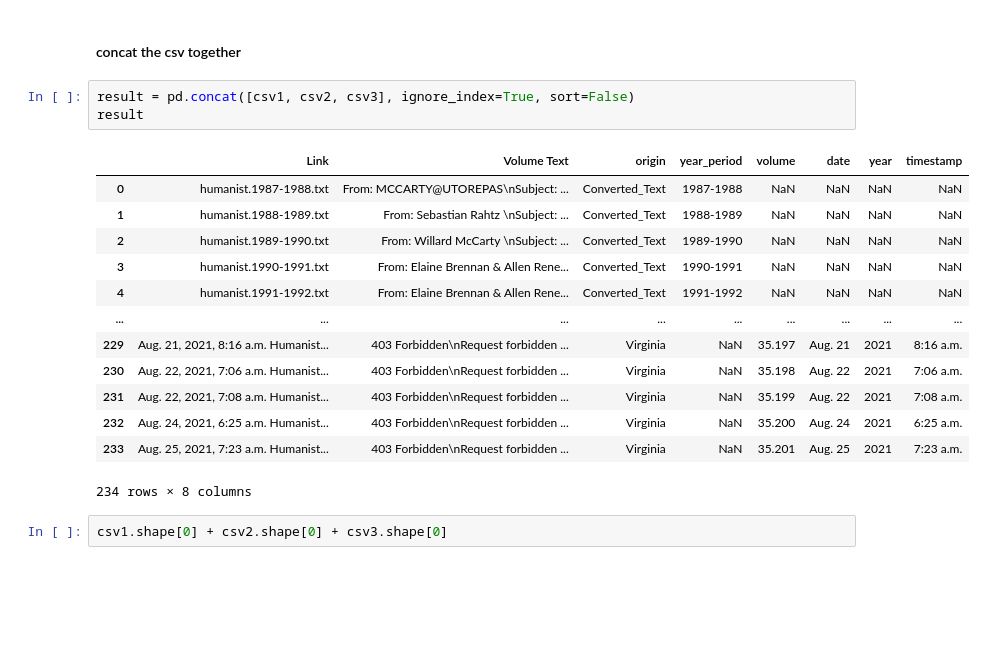
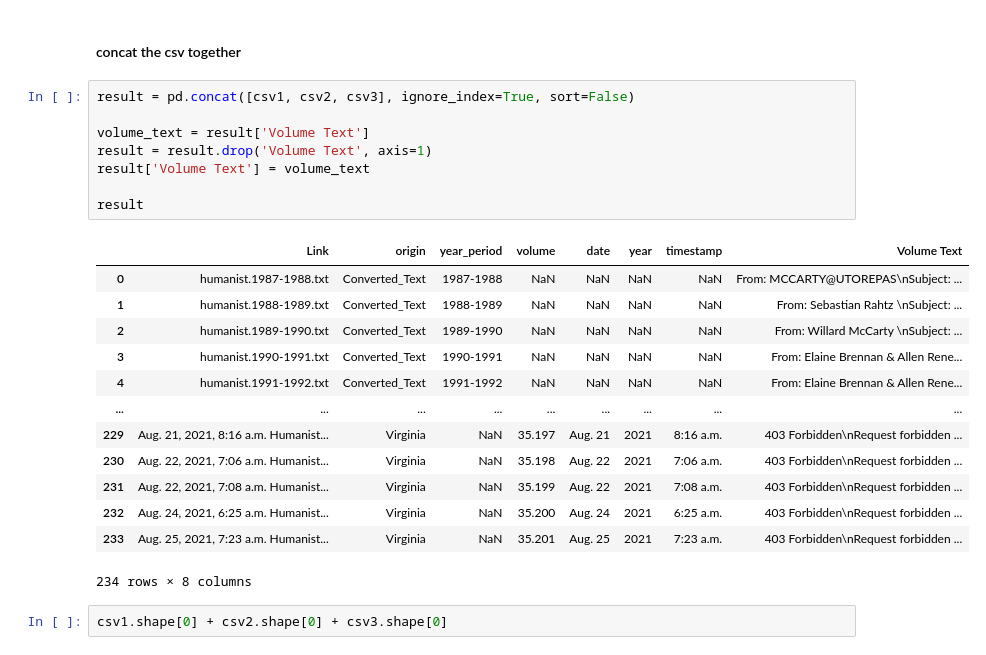
Before and after one commit to mengyuehuang/is310-coding-assignments, a Jupyter notebook: week8/humanities/CuratingHumanistData.ipynb, the cells around one changed output. Cells and saved outputs as stored; diff of their text form; blank space fills up the shorter version.

```diff
--- a/week8/humanities/CuratingHumanistData.ipynb
+++ b/week8/humanities/CuratingHumanistData.ipynb
@@ -317,20 +313,25 @@ csv3.head()
 #### concat the csv together
 # %%
 result = pd.concat([csv1, csv2, csv3], ignore_index=True, sort=False)
+
+volume_text = result['Volume Text']
+result = result.drop('Volume Text', axis=1)
+result['Volume Text'] = volume_text
+
 result
 # %% [output]
-|  | Link | Volume Text | origin | year_period | volume | date | year | timestamp |
-| 0 | humanist.1987-1988.txt | From: MCCARTY@UTOREPAS\nSubject: ... | Converted_Text | 1987-1988 | NaN | NaN | NaN | NaN |
-| 1 | humanist.1988-1989.txt | From: Sebastian Rahtz \nSubject: ... | Converted_Text | 1988-1989 | NaN | NaN | NaN | NaN |
-| 2 | humanist.1989-1990.txt | From: Willard McCarty \nSubject: ... | Converted_Text | 1989-1990 | NaN | NaN | NaN | NaN |
-| 3 | humanist.1990-1991.txt | From: Elaine Brennan & Allen Rene... | Converted_Text | 1990-1991 | NaN | NaN | NaN | NaN |
-| 4 | humanist.1991-1992.txt | From: Elaine Brennan & Allen Rene... | Converted_Text | 1991-1992 | NaN | NaN | NaN | NaN |
+|  | Link | origin | year_period | volume | date | year | timestamp | Volume Text |
+| 0 | humanist.1987-1988.txt | Converted_Text | 1987-1988 | NaN | NaN | NaN | NaN | From: MCCARTY@UTOREPAS\nSubject: ... |
+| 1 | humanist.1988-1989.txt | Converted_Text | 1988-1989 | NaN | NaN | NaN | NaN | From: Sebastian Rahtz \nSubject: ... |
+| 2 | humanist.1989-1990.txt | Converted_Text | 1989-1990 | NaN | NaN | NaN | NaN | From: Willard McCarty \nSubject: ... |
+| 3 | humanist.1990-1991.txt | Converted_Text | 1990-1991 | NaN | NaN | NaN | NaN | From: Elaine Brennan & Allen Rene... |
+| 4 | humanist.1991-1992.txt | Converted_Text | 1991-1992 | NaN | NaN | NaN | NaN | From: Elaine Brennan & Allen Rene... |
 | ... | ... | ... | ... | ... | ... | ... | ... | ... |
-| 229 | Aug. 21, 2021, 8:16 a.m. Humanist... | 403 Forbidden\nRequest forbidden ... | Virginia | NaN | 35.197 | Aug. 21 | 2021 | 8:16 a.m. |
-| 230 | Aug. 22, 2021, 7:06 a.m. Humanist... | 403 Forbidden\nRequest forbidden ... | Virginia | NaN | 35.198 | Aug. 22 | 2021 | 7:06 a.m. |
-| 231 | Aug. 22, 2021, 7:08 a.m. Humanist... | 403 Forbidden\nRequest forbidden ... | Virginia | NaN | 35.199 | Aug. 22 | 2021 | 7:08 a.m. |
-| 232 | Aug. 24, 2021, 6:25 a.m. Humanist... | 403 Forbidden\nRequest forbidden ... | Virginia | NaN | 35.200 | Aug. 24 | 2021 | 6:25 a.m. |
-| 233 | Aug. 25, 2021, 7:23 a.m. Humanist... | 403 Forbidden\nRequest forbidden ... | Virginia | NaN | 35.201 | Aug. 25 | 2021 | 7:23 a.m. |
+| 229 | Aug. 21, 2021, 8:16 a.m. Humanist... | Virginia | NaN | 35.197 | Aug. 21 | 2021 | 8:16 a.m. | 403 Forbidden\nRequest forbidden ... |
+| 230 | Aug. 22, 2021, 7:06 a.m. Humanist... | Virginia | NaN | 35.198 | Aug. 22 | 2021 | 7:06 a.m. | 403 Forbidden\nRequest forbidden ... |
+| 231 | Aug. 22, 2021, 7:08 a.m. Humanist... | Virginia | NaN | 35.199 | Aug. 22 | 2021 | 7:08 a.m. | 403 Forbidden\nRequest forbidden ... |
+| 232 | Aug. 24, 2021, 6:25 a.m. Humanist... | Virginia | NaN | 35.200 | Aug. 24 | 2021 | 6:25 a.m. | 403 Forbidden\nRequest forbidden ... |
+| 233 | Aug. 25, 2021, 7:23 a.m. Humanist... | Virginia | NaN | 35.201 | Aug. 25 | 2021 | 7:23 a.m. | 403 Forbidden\nRequest forbidden ... |
 234 rows × 8 columns
 # %%
 csv1.shape[0] + csv2.shape[0] + csv3.shape[0]
```
Also changed, not shown: parts of 2 cells of this notebook, 1 other file.
